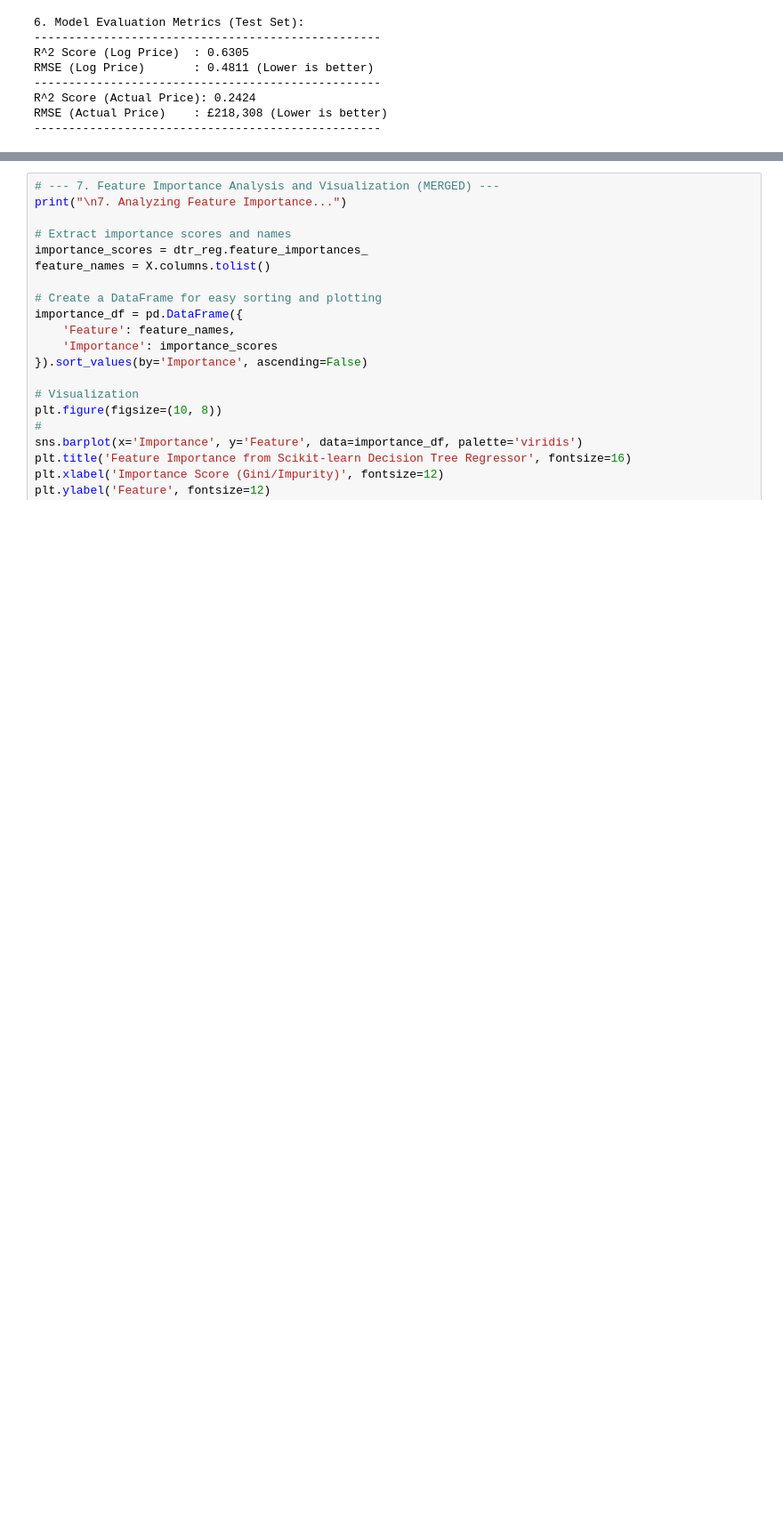
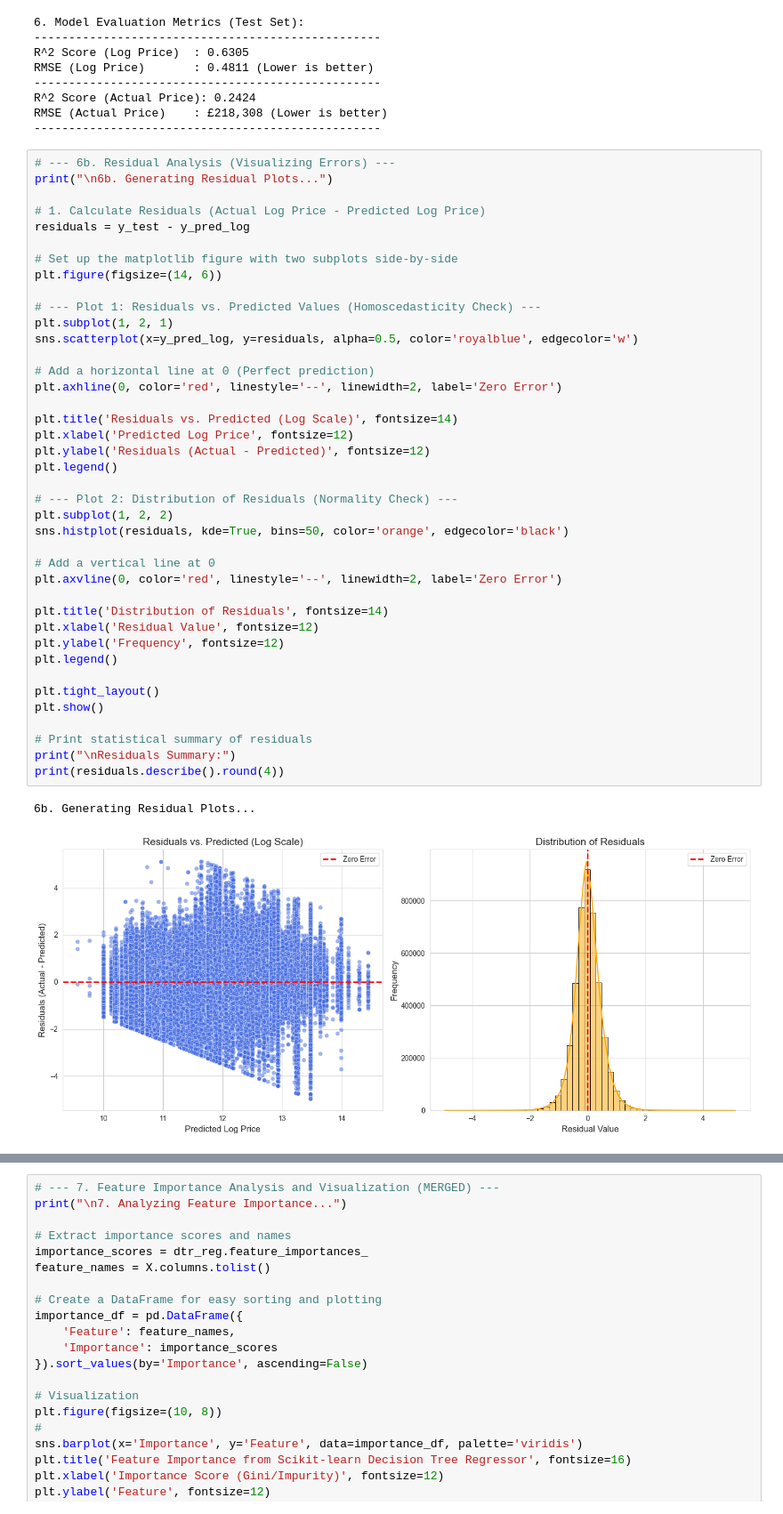
Before and after one commit to Jfgm299/Machine_Learning_AWS, a Jupyter notebook: housing_prices_notebooks/models/05_quick_model.ipynb, the cells around one changed output, grey strips where cells are left out. Shown at 89% size. Saved outputs shown, nothing was run; the diff lists cells and outputs as text; blank space fills up the shorter version.

```diff
--- a/housing_prices_notebooks/models/05_quick_model.ipynb
+++ b/housing_prices_notebooks/models/05_quick_model.ipynb
@@ -158,3 +158,46 @@ RMSE (Log Price)       : 0.4811 (Lower is better)
 R^2 Score (Actual Price): 0.2424
 RMSE (Actual Price)    : £218,308 (Lower is better)
 --------------------------------------------------
+# %%
+# --- 6b. Residual Analysis (Visualizing Errors) ---
+print("\n6b. Generating Residual Plots...")
+
+# 1. Calculate Residuals (Actual Log Price - Predicted Log Price)
+residuals = y_test - y_pred_log
+
+# Set up the matplotlib figure with two subplots side-by-side
+plt.figure(figsize=(14, 6))
+
+# --- Plot 1: Residuals vs. Predicted Values (Homoscedasticity Check) ---
+plt.subplot(1, 2, 1)
+sns.scatterplot(x=y_pred_log, y=residuals, alpha=0.5, color='royalblue', edgecolor='w')
+
+# Add a horizontal line at 0 (Perfect prediction)
+plt.axhline(0, color='red', linestyle='--', linewidth=2, label='Zero Error')
+
+plt.title('Residuals vs. Predicted (Log Scale)', fontsize=14)
+plt.xlabel('Predicted Log Price', fontsize=12)
+plt.ylabel('Residuals (Actual - Predicted)', fontsize=12)
+plt.legend()
+
+# --- Plot 2: Distribution of Residuals (Normality Check) ---
+plt.subplot(1, 2, 2)
+sns.histplot(residuals, kde=True, bins=50, color='orange', edgecolor='black')
+
+# Add a vertical line at 0
+plt.axvline(0, color='red', linestyle='--', linewidth=2, label='Zero Error')
+
+plt.title('Distribution of Residuals', fontsize=14)
+plt.xlabel('Residual Value', fontsize=12)
+plt.ylabel('Frequency', fontsize=12)
+plt.legend()
+
+plt.tight_layout()
+plt.show()
+
+# Print statistical summary of residuals
+print("\nResiduals Summary:")
+print(residuals.describe().round(4))
+# %% [output]
+6b. Generating Residual Plots...
+[figure, added]
```
Also changed, not shown: parts of 2 cells of this notebook, 4 other files.
